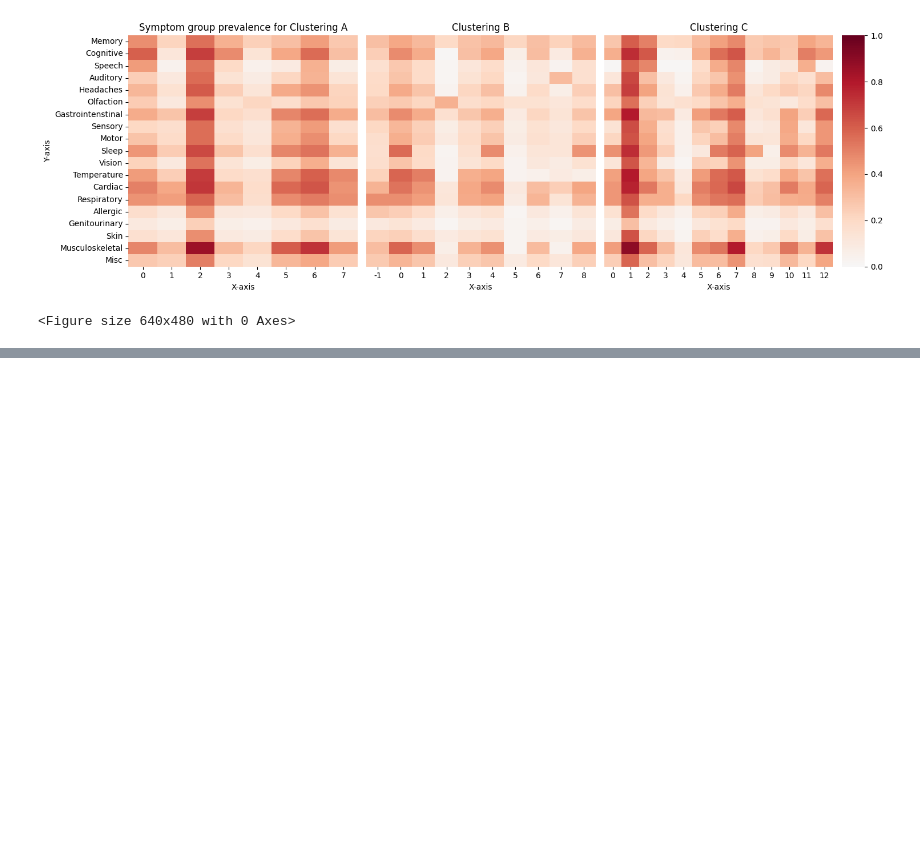
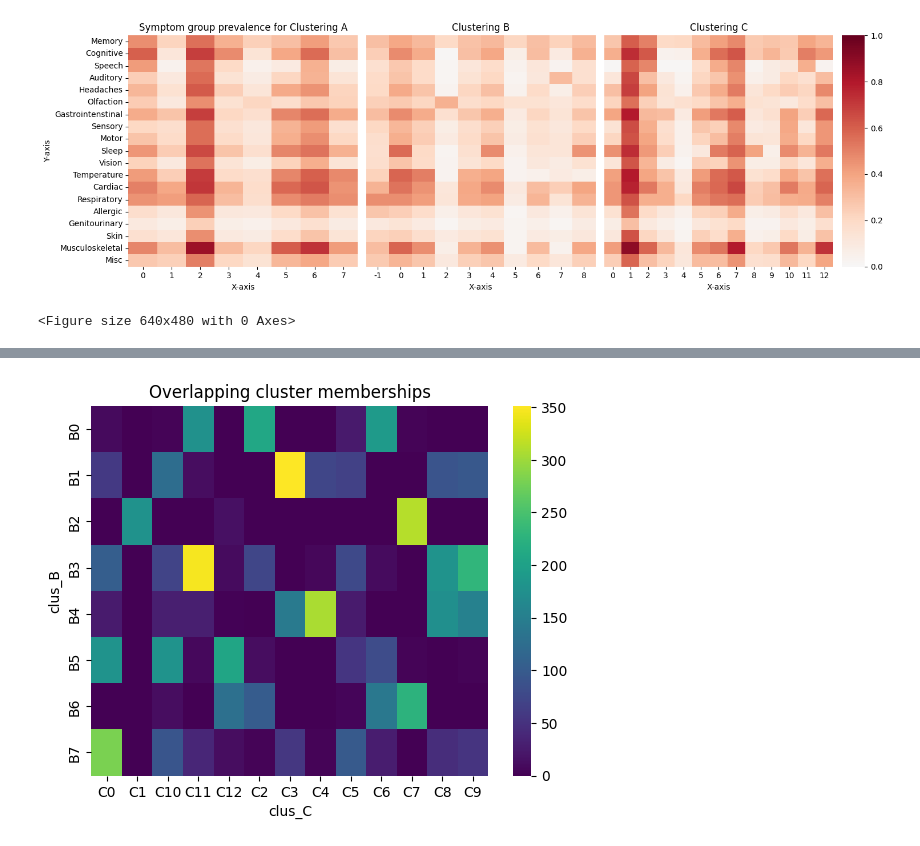
Before and after one commit to leothesouthafrican/PLR, a Jupyter notebook: Tessa/stepmix_sympgroup_compare_010224.ipynb, the cells around one changed output, grey strips where cells are left out. Drawn from its saved outputs; the diff is of its cells as text; code cells hidden in the pictures; blank space fills up the shorter version.

```diff
--- a/Tessa/stepmix_sympgroup_compare_010224.ipynb
+++ b/Tessa/stepmix_sympgroup_compare_010224.ipynb
@@ -215,0 +171,8 @@ plotdf['clus_combined'] =
+# %%
+sns.heatmap(overlaps_BC_agg, cmap="viridis")
+#plt.ylabel("LCA clusters")
+#plt.xlabel("Consensus LCA clusters")
+plt.title("Overlapping cluster memberships")
+plt.savefig("figs/overlaps_BC_agg.pdf")
+# %% [output]
+[figure, added]
```
Also changed, not shown: parts of 19 cells of this notebook, 6 other files.
